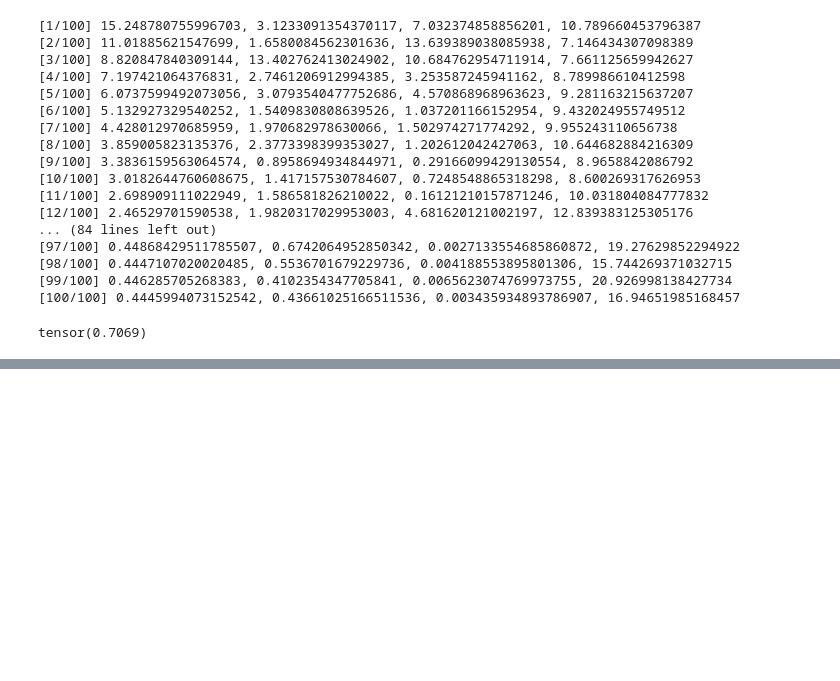
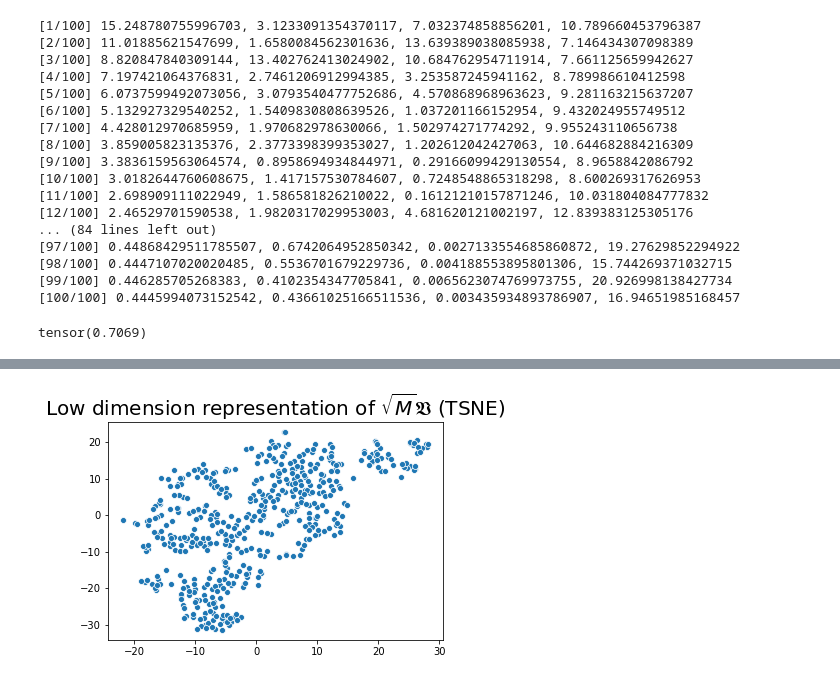
Before and after one commit to logic-reasoning/Simpleton, a Jupyter notebook: explore.ipynb, the cells around one changed output, grey strips where cells are left out. Cells and saved outputs as stored; diff of their text form; code cells hidden in the pictures; blank space fills up the shorter version.

```diff
--- a/explore.ipynb
+++ b/explore.ipynb
@@ -449,0 +480,21 @@ tensor(0.7069)
+# %%
+#M = 0
+import numpy as np
+import scipy
+Y = model.y_embedding.weight.detach().numpy()
+M = Y.T.dot(Y)
+Msq = scipy.linalg.sqrtm(M)
+# %%
+M = (M + M.T)/2  # for accuracy
+Msq = scipy.linalg.sqrtm(M).real  # discard imaginary part; supposed to be real.
+# %%
+X = model.v_embedding.weight.detach().numpy()
+U = X.dot(Msq)
+# %%
+u_pca = TSNE(n_components=2).fit_transform(U)
+sns.scatterplot(x=u_pca[:,0], y=u_pca[:,1])
+plt.title(r'Low dimension representation of $\sqrt{M}\mathfrak{V}$ (TSNE)', fontsize=20)
+plt.savefig('transformed.pdf', bbox_inches='tight')
+plt.show()
+# %% [output]
+[figure, added]
```
Also changed, not shown: parts of 10 cells of this notebook, 2 other files.
